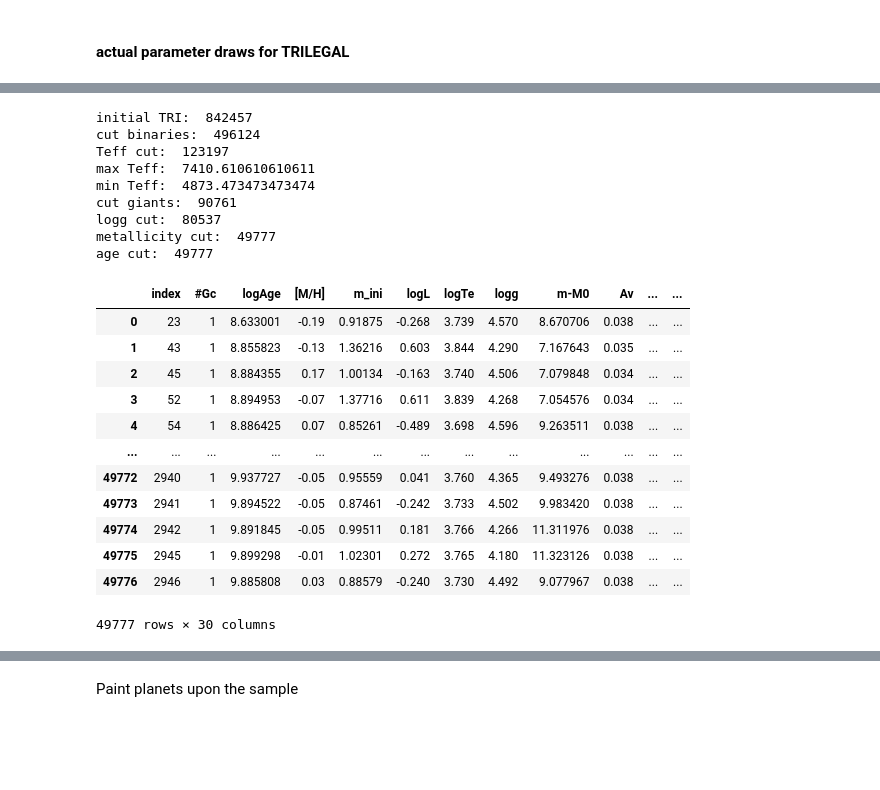
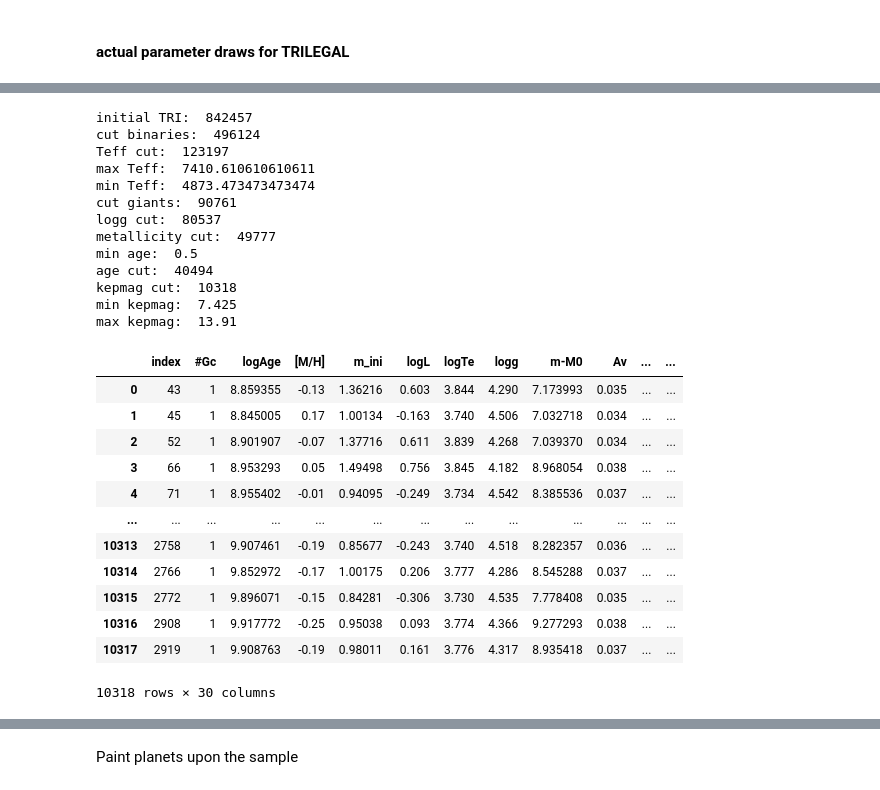
Before and after one commit to exoclam/psps, a Jupyter notebook: k2.ipynb, the cells around one changed output, grey strips where cells are left out. Saved outputs shown, nothing was run; the diff lists cells and outputs as text; code cells hidden in the pictures; blank space fills up the shorter version.

```diff
--- a/k2.ipynb
+++ b/k2.ipynb
@@ -587,0 +602,2 @@ plt.show()
+# %%
+k2_stars_candidates = pd.merge(k2_stars_bootstrapped, k2candidates[['epic_number','k2_kmag','k2_kmagerr']], left_on='EPIC', right_on='epic_number', how='inner')
@@ -1297,5 +1331,3 @@ k2candidates.head()
-# %%
-k2_stars_candidates = pd.merge(k2_stars, k2candidates[['epic_number','k2_kmag','k2_kmagerr']], left_on='EPIC', right_on='epic_number')
 # %%
 import os
 import re
@@ -1343,7 +1375,7 @@ print("cut binaries: ", len(tri_k2))
 # unlog Teff. keep FGK dwarfs only
 tri_k2['Teff'] = 10**tri_k2['logTe'].astype(float)
 #tri_k2 = tri_k2.loc[(tri_k2['Teff'] <= 6500) & (tri_k2['Teff'] >= 5300)] # keep only F and G dwarfs, pre-Kraft break
-tri_k2 = tri_k2.loc[(tri_k2['Teff'] <= np.max(k2_stars_candidates['Teff'])) & (tri_k2['Teff'] >= np.min(k2_stars_bootstrapped['Teff']))]
+tri_k2 = tri_k2.loc[(tri_k2['Teff'] <= np.max(k2_stars_bootstrapped['Teff'])) & (tri_k2['Teff'] >= np.min(k2_stars_bootstrapped['Teff']))]
 print("Teff cut: ", len(tri_k2))
 print("max Teff: ", np.max(k2_stars_bootstrapped['Teff']))
 print("min Teff: ", np.min(k2_stars_bootstrapped['Teff']))
@@ -1366,47 +1398,53 @@ eps = np.random.normal(loc=0, scale=0.02, size=len(tri_k2))
 tri_k2['logAge'] = tri_k2['logAge'].astype(float)
 tri_k2['logAge'] += eps
 tri_k2['age'] = 10**tri_k2['logAge'].astype(float) / 1e9
 
 # metallicity cuts
 tri_k2 = tri_k2.loc[tri_k2['[M/H]'].astype(float)>=-0.25] # this is different from Fe/H cut for B23, but we only have apples v oranges
 tri_k2 = tri_k2.loc[tri_k2['[M/H]'].astype(float)<=0.25]
 print("metallicity cut: ", len(tri_k2))
 
 # age cut for uniformity
 tri_k2 = tri_k2.loc[tri_k2['age'] <= 12.]
+print("min age: ", np.min(k2_stars_bootstrapped['age']))
+tri_k2 = tri_k2.loc[tri_k2['age'] >= np.min(k2_stars_bootstrapped['age'])]
 print("age cut: ", len(tri_k2))
 
 # make an additional cut on Kepler magnitude. actually I can't do that here because B23 doesn't have Kepmag
-#tri_k2 = tri_k2.loc[(tri_k2['Kepler'] <= np.max(k2_stars_bootstrapped['kepmag'])) & (tri_k2['Kepler'] >= np.min(k2_stars_bootstrapped['kepmag']))]
-#print("kepmag cut: ", len(tri_k2))
-#print("min kepmag: ", np.min(k2_stars_bootstrapped['kepmag']))
-#print("max kepmag: ", np.max(k2_stars_bootstrapped['kepmag']))
+tri_k2 = tri_k2.loc[(tri_k2['Kepler'] <= np.max(k2_stars_candidates['k2_kmag'])) & (tri_k2['Kepler'] >= np.min(k2_stars_candidates['k2_kmag']))]
+print("kepmag cut: ", len(tri_k2))
+print("min kepmag: ", np.min(k2_stars_candidates['k2_kmag']))
+print("max kepmag: ", np.max(k2_stars_candidates['k2_kmag']))
 
 # extrapolate CDPP based on Zink+20
 #my_k2 = simulate_helpers.kepmag_to_cdpp_vectorized(k2_stars, my_k2) # cdpp distribution is similar to B20 sample
 
 tri_k2 = tri_k2.reset_index()
 tri_k2
 # %% [output]
 initial TRI:  842457
 cut binaries:  496124
 Teff cut:  123197
 max Teff:  7410.610610610611
 min Teff:  4873.473473473474
 cut giants:  90761
 logg cut:  80537
 metallicity cut:  49777
-age cut:  49777
+min age:  0.5
+age cut:  40494
+kepmag cut:  10318
+min kepmag:  7.425
+max kepmag:  13.91
 |  | index | #Gc | logAge | [M/H] | m_ini | logL | logTe | logg | m-M0 | Av | ... | ... |
-| 0 | 23 | 1 | 8.633001 | -0.19 | 0.91875 | -0.268 | 3.739 | 4.570 | 8.670706 | 0.038 | ... | ... |
-| 1 | 43 | 1 | 8.855823 | -0.13 | 1.36216 | 0.603 | 3.844 | 4.290 | 7.167643 | 0.035 | ... | ... |
-| 2 | 45 | 1 | 8.884355 | 0.17 | 1.00134 | -0.163 | 3.740 | 4.506 | 7.079848 | 0.034 | ... | ... |
-| 3 | 52 | 1 | 8.894953 | -0.07 | 1.37716 | 0.611 | 3.839 | 4.268 | 7.054576 | 0.034 | ... | ... |
-| 4 | 54 | 1 | 8.886425 | 0.07 | 0.85261 | -0.489 | 3.698 | 4.596 | 9.263511 | 0.038 | ... | ... |
+| 0 | 43 | 1 | 8.859355 | -0.13 | 1.36216 | 0.603 | 3.844 | 4.290 | 7.173993 | 0.035 | ... | ... |
+| 1 | 45 | 1 | 8.845005 | 0.17 | 1.00134 | -0.163 | 3.740 | 4.506 | 7.032718 | 0.034 | ... | ... |
+| 2 | 52 | 1 | 8.901907 | -0.07 | 1.37716 | 0.611 | 3.839 | 4.268 | 7.039370 | 0.034 | ... | ... |
+| 3 | 66 | 1 | 8.953293 | 0.05 | 1.49498 | 0.756 | 3.845 | 4.182 | 8.968054 | 0.038 | ... | ... |
+| 4 | 71 | 1 | 8.955402 | -0.01 | 0.94095 | -0.249 | 3.734 | 4.542 | 8.385536 | 0.037 | ... | ... |
 | ... | ... | ... | ... | ... | ... | ... | ... | ... | ... | ... | ... | ... |
-| 49772 | 2940 | 1 | 9.937727 | -0.05 | 0.95559 | 0.041 | 3.760 | 4.365 | 9.493276 | 0.038 | ... | ... |
-| 49773 | 2941 | 1 | 9.894522 | -0.05 | 0.87461 | -0.242 | 3.733 | 4.502 | 9.983420 | 0.038 | ... | ... |
-| 49774 | 2942 | 1 | 9.891845 | -0.05 | 0.99511 | 0.181 | 3.766 | 4.266 | 11.311976 | 0.038 | ... | ... |
-| 49775 | 2945 | 1 | 9.899298 | -0.01 | 1.02301 | 0.272 | 3.765 | 4.180 | 11.323126 | 0.038 | ... | ... |
-| 49776 | 2946 | 1 | 9.885808 | 0.03 | 0.88579 | -0.240 | 3.730 | 4.492 | 9.077967 | 0.038 | ... | ... |
+| 10313 | 2758 | 1 | 9.907461 | -0.19 | 0.85677 | -0.243 | 3.740 | 4.518 | 8.282357 | 0.036 | ... | ... |
+| 10314 | 2766 | 1 | 9.852972 | -0.17 | 1.00175 | 0.206 | 3.777 | 4.286 | 8.545288 | 0.037 | ... | ... |
+| 10315 | 2772 | 1 | 9.896071 | -0.15 | 0.84281 | -0.306 | 3.730 | 4.535 | 7.778408 | 0.035 | ... | ... |
+| 10316 | 2908 | 1 | 9.917772 | -0.25 | 0.95038 | 0.093 | 3.774 | 4.366 | 9.277293 | 0.038 | ... | ... |
+| 10317 | 2919 | 1 | 9.908763 | -0.19 | 0.98011 | 0.161 | 3.776 | 4.317 | 8.935418 | 0.037 | ... | ... |
-49777 rows × 30 columns
+10318 rows × 30 columns
```
Also changed, not shown: parts of 65 cells of this notebook, 3 other files.
